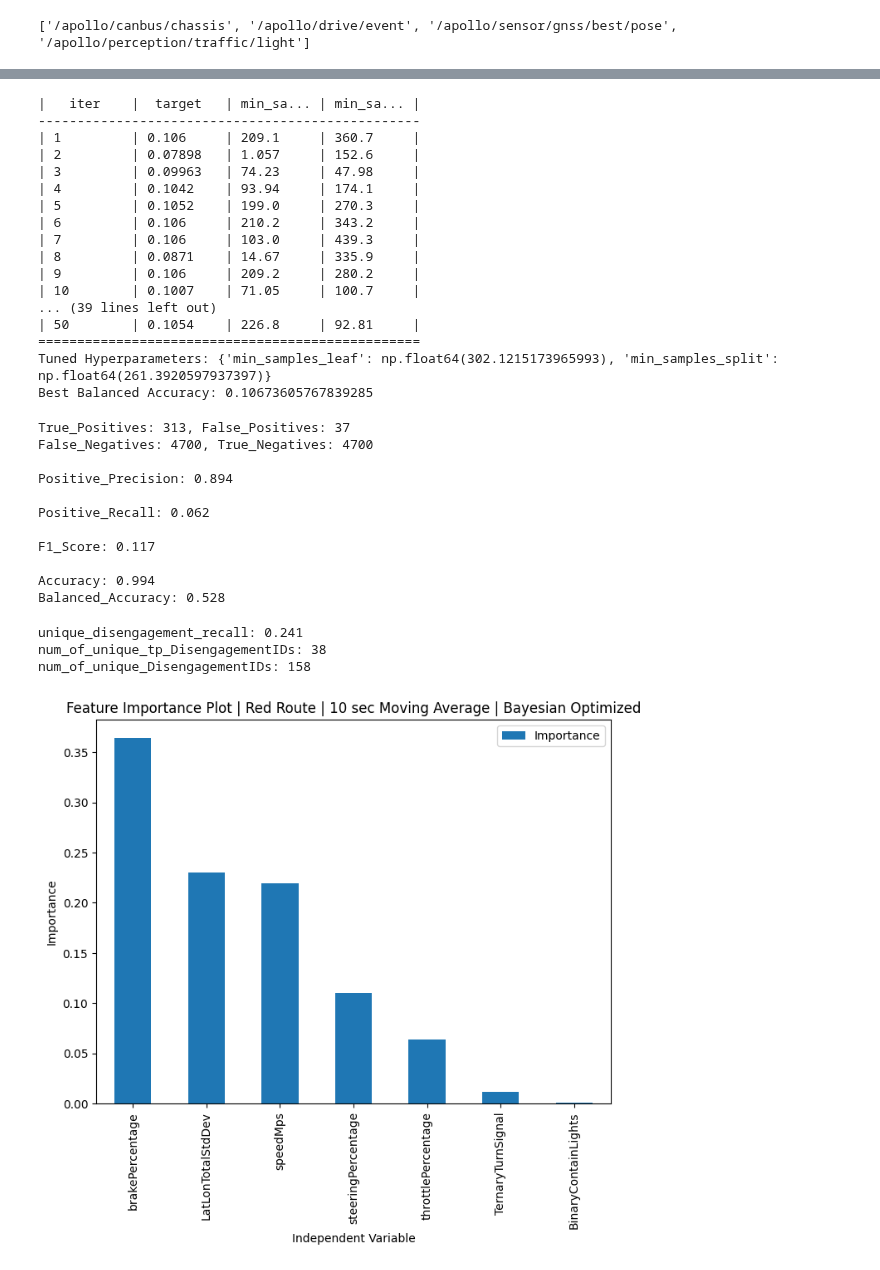
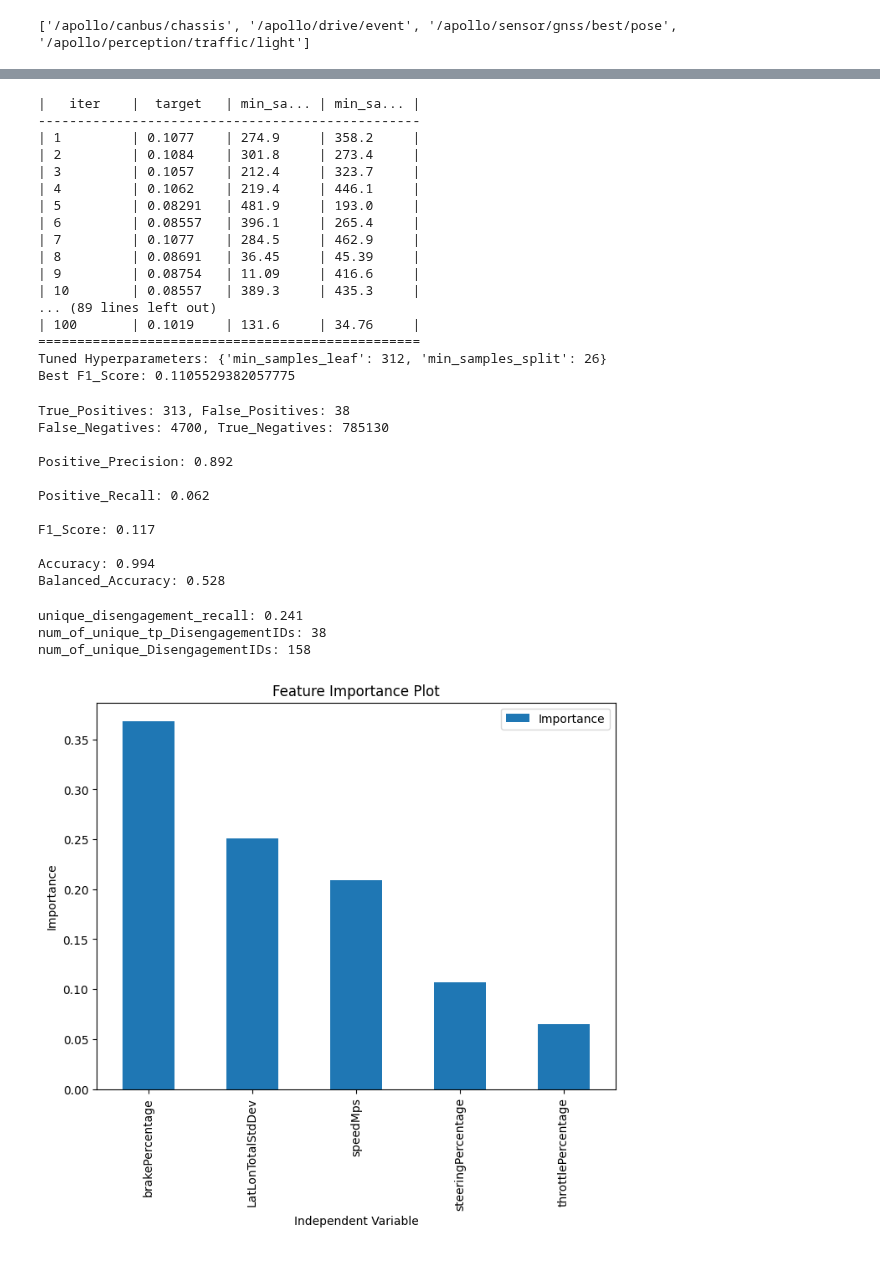
Before and after one commit to NguyetNguyen001/TDMprivate, a Jupyter notebook: my_code/Disengagement_Decision_Trees_v2.ipynb, the cells around one changed output, grey strips where cells are left out. Cells and saved outputs as stored; diff of their text form; code cells hidden in the pictures.

Commit message:
updated cfs + more decision tree code

```diff
--- a/my_code/Disengagement_Decision_Trees_v2.ipynb
+++ b/my_code/Disengagement_Decision_Trees_v2.ipynb
@@ -155,5 +174,4 @@ for df in red_preprocessed_dfs:
 # %%
-X_colnames = [ 'speedMps', 'brakePercentage', 'throttlePercentage', 'steeringPercentage', 'LatLonTotalStdDev', \
-               'TernaryTurnSignal', 'BinaryContainLights' ]
+X_colnames = [ 'speedMps', 'brakePercentage', 'throttlePercentage', 'steeringPercentage', 'LatLonTotalStdDev' ]
 
 y_colname = 'BinaryDisengagementExpanded'
@@ -165,7 +187,7 @@ def function_to_maximize( min_samples_split, min_samples_leaf ):
                                                       y_colname = y_colname, \
                                                       metric_function = cfs.mf_fbeta_score, \
                                                       dt_random_state = 0, \
-                                                      cv_num_of_splits = 10, \
+                                                      cv_num_of_splits = 5, \
                                                       cv_shuffle = False, \
                                                       cv_random_state = None, \
                                                       y_labels = [ 0, 1 ], \
@@ -184,53 +206,57 @@ parameter_bounds = {
 
 optimizer = BayesianOptimization( f = function_to_maximize, \
                                   pbounds = parameter_bounds, \
-                                  random_state = 1, \
+                                  random_state = 0, \
                                   verbose = 2 )
 
-optimizer.maximize( n_iter = 25, init_points = 25 )
+optimizer.maximize( n_iter = 75, init_points = 25 )
 
 best_params_bayes = optimizer.max[ 'params' ]
+
+best_params_bayes[ 'min_samples_split' ] = round( best_params_bayes[ 'min_samples_split' ] )
+
+best_params_bayes[ 'min_samples_leaf' ] = round( best_params_bayes[ 'min_samples_leaf' ] )
 
 best_score_bayes = optimizer.max['target']
 
 print( f'Tuned Hyperparameters: { best_params_bayes }' )
 
-print( f'Best Balanced Accuracy: { best_score_bayes }' )
+print( f'Best F1_Score: { best_score_bayes }' )
 # %% [output]
 |   iter    |  target   | min_sa... | min_sa... |
 -------------------------------------------------
-| 1         | 0.106     | 209.1     | 360.7     |
-| 2         | 0.07898   | 1.057     | 152.6     |
-| 3         | 0.09963   | 74.23     | 47.98     |
-| 4         | 0.1042    | 93.94     | 174.1     |
-| 5         | 0.1052    | 199.0     | 270.3     |
-| 6         | 0.106     | 210.2     | 343.2     |
-| 7         | 0.106     | 103.0     | 439.3     |
-| 8         | 0.0871    | 14.67     | 335.9     |
-| 9         | 0.106     | 209.2     | 280.2     |
-| 10        | 0.1007    | 71.05     | 100.7     |
-... (39 lines left out)
-| 50        | 0.1054    | 226.8     | 92.81     |
+| 1         | 0.1077    | 274.9     | 358.2     |
+| 2         | 0.1084    | 301.8     | 273.4     |
+| 3         | 0.1057    | 212.4     | 323.7     |
+| 4         | 0.1062    | 219.4     | 446.1     |
+| 5         | 0.08291   | 481.9     | 193.0     |
+| 6         | 0.08557   | 396.1     | 265.4     |
+| 7         | 0.1077    | 284.5     | 462.9     |
+| 8         | 0.08691   | 36.45     | 45.39     |
+| 9         | 0.08754   | 11.09     | 416.6     |
+| 10        | 0.08557   | 389.3     | 435.3     |
+... (89 lines left out)
+| 100       | 0.1019    | 131.6     | 34.76     |
 =================================================
-Tuned Hyperparameters: {'min_samples_leaf': np.float64(302.1215173965993), 'min_samples_split': np.float64(261.3920597937397)}
-Best Balanced Accuracy: 0.10673605767839285
+Tuned Hyperparameters: {'min_samples_leaf': 312, 'min_samples_split': 26}
+Best F1_Score: 0.1105529382057775
 # %%
-cm_values, model, y_test, y_pred_test = BinaryClassification_DecisionTree_v2( train_dfs = red_training_dfs, \
-                                                        test_dfs = red_testing_dfs, \
-                                                        X_colnames = X_colnames, \
-                                                        y_colname = y_colname, \
-                                                        dt_random_state = 0, \
-                                                        y_labels = [ 0, 1 ], \
-                                                        **best_params_bayes )
+cm_values, model, y_test, y_pred_test = cfs.BinaryClassification_DecisionTree( train_dfs = red_training_dfs, \
+                                                                               test_dfs = red_testing_dfs, \
+                                                                               X_colnames = X_colnames, \
+                                                                               y_colname = y_colname, \
+                                                                               dt_random_state = 0, \
+                                                                               y_labels = [ 0, 1 ], \
+                                                                               **best_params_bayes )
 
 tn, fp, fn, tp = cm_values.values()
 # %%
-_ = ML_metrics( tn = tn, fp = fp, fn = fn, tp = tp, beta = 1, display = True )
+_ = cfs.ML_metrics( tn = tn, fp = fp, fn = fn, tp = tp, beta = 1, display = True )
 # %% [output]
-True_Positives: 313, False_Positives: 37
-False_Negatives: 4700, True_Negatives: 4700
+True_Positives: 313, False_Positives: 38
+False_Negatives: 4700, True_Negatives: 785130
 
-Positive_Precision: 0.894
+Positive_Precision: 0.892
 
 Positive_Recall: 0.062
 
@@ -267,19 +293,19 @@ num_of_unique_DisengagementIDs: 158
 # %%
 feat_importances = pd.DataFrame( model.feature_importances_, index = X_colnames, columns = [ "Importance" ] )
 
 feat_importances.sort_values( by = 'Importance', ascending = False, inplace = True )
 
 feat_importances.plot( kind = 'bar', figsize = ( 8, 6 ) )
 
 plt.xlabel( 'Independent Variable' )
 
 plt.ylabel( 'Importance' )
 
-plt.title( 'Feature Importance Plot | Red Route | 10 sec Moving Average | Bayesian Optimized' )
+plt.title( 'Feature Importance Plot' )
 
 plt.show()
 # %% [output]
-[figure, old version]
+[figure, new version]
 # %%
 plt.figure( figsize = ( 8, 8 ) )
 
```
Also changed, not shown: parts of 24 cells of this notebook, 11 other files.
